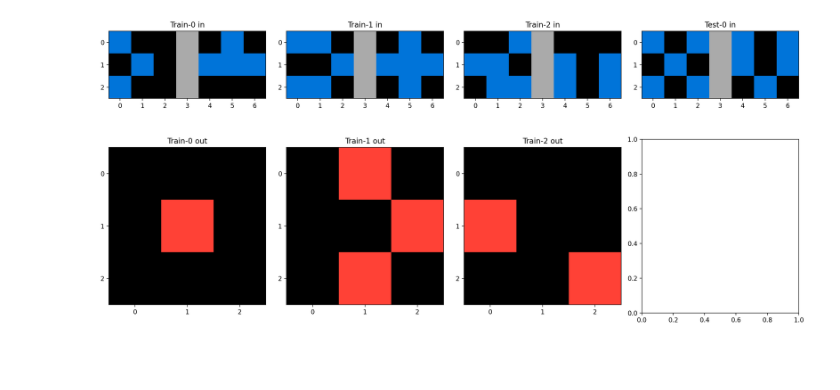
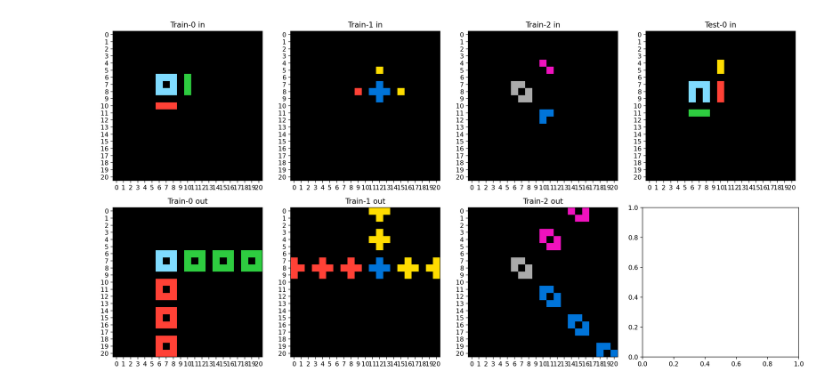
Before and after one commit to el-dAna/MLOPS, a Jupyter notebook: ARC2024/arc2024.ipynb, the cells around one changed output. Cells and saved outputs as stored; diff of their text form; code cells hidden in the pictures; blank space fills up the shorter version.

```diff
--- a/ARC2024/arc2024.ipynb
+++ b/ARC2024/arc2024.ipynb
@@ -55,6 +55,8 @@ def plot_task(task):
     plt.tight_layout()
     plt.show()
 # %%
-plot_task(training_input[training_ids[5]])
+plot_task(training_input[training_ids[4]])
+
+# 2
 # %% [output]
-[figure, old version]
+[figure, new version]
```
Also changed, not shown: 1 other file.
